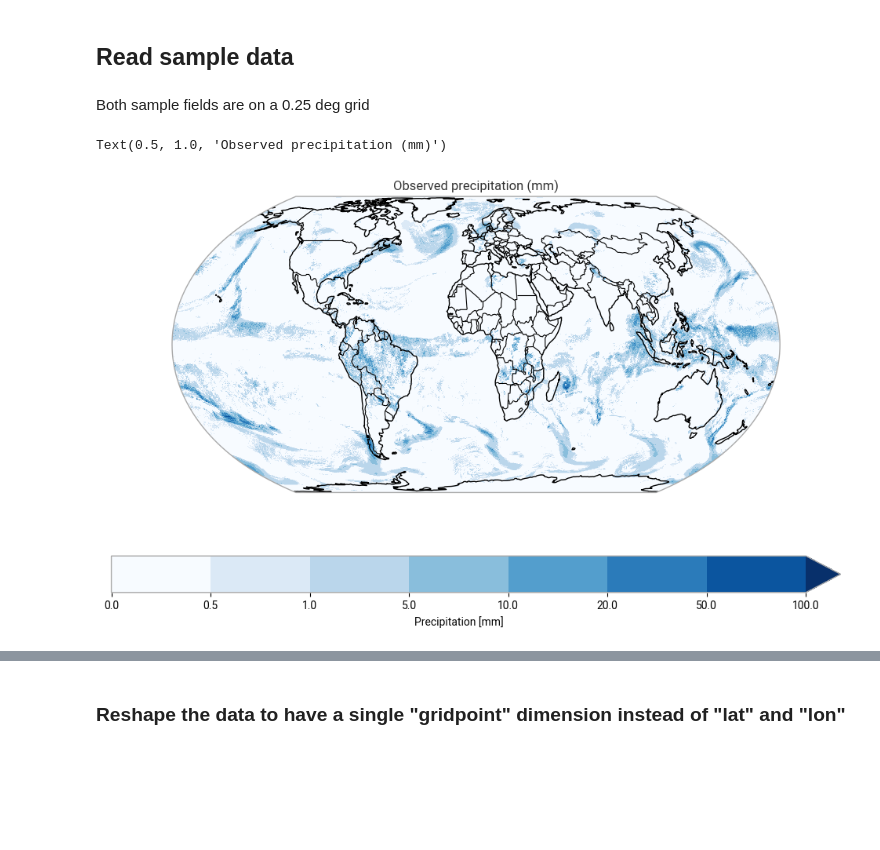
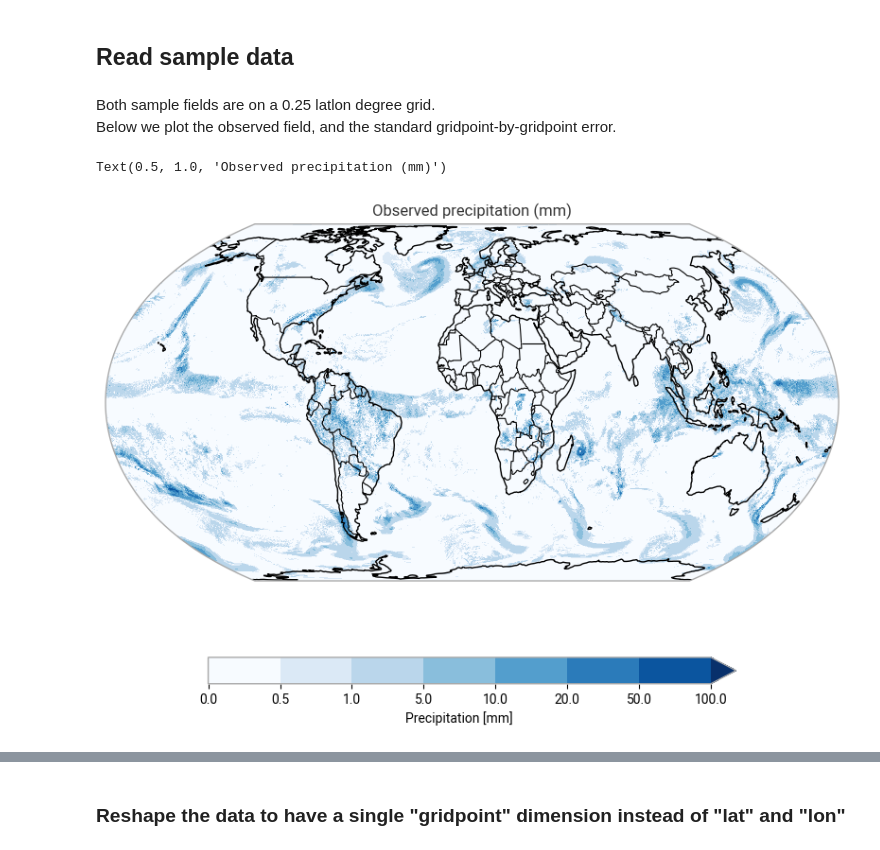
Before and after one commit to skokg/PAD_on_Sphere, a Jupyter notebook: example_PAD_on_sphere_on_xarrays.ipynb, the cells around one changed output, grey strips where cells are left out. Drawn from its saved outputs; the diff is of its cells as text; code cells hidden in the pictures; blank space fills up the shorter version.

```diff
--- a/example_PAD_on_sphere_on_xarrays.ipynb
+++ b/example_PAD_on_sphere_on_xarrays.ipynb
@@ -7,27 +10,29 @@ from postprocess import     aggregate_transportplan_at_gridpoints, postprocess_r
 # %% [markdown]
 ## Read sample data
-# %% [markdown]
-Both sample fields are on a 0.25 deg grid
+# %% [markdown]
+Both sample fields are on a 0.25 latlon degree grid. \
+Below we plot the observed field, and the standard gridpoint-by-gridpoint error.
 # %%
 fcst = xr.open_dataarray("PY_PAD_on_sphere_example_field_A.nc")
 obs = xr.open_dataarray("PY_PAD_on_sphere_example_field_B.nc")
 # %%
 fig = plt.figure(figsize=(12, 7))
 ax = plt.axes(projection=ccrs.EqualEarth())
 obs.plot(
     ax=ax, x="lon", y="lat", transform=ccrs.PlateCarree(),
     cmap="Blues",
     levels=[0,0.5,1,5,10,20,50,100],
     cbar_kwargs = {"orientation": "horizontal",
-                   "label": "Precipitation [mm]"
+                   "label": "Precipitation [mm]",
+                   "shrink": 0.6
                   },
 )
 ax.coastlines(color="black")
 ax.add_feature(cfeature.BORDERS, linestyle='-', linewidth=0.8, edgecolor="black")
 plt.title('Observed precipitation (mm)')
 # %% [output]
 Text(0.5, 1.0, 'Observed precipitation (mm)')
-[figure, old version]
+[figure, new version]
 # %%
 fig = plt.figure(figsize=(12, 7))
 ax = plt.axes(projection=ccrs.EqualEarth())
```
Also changed, not shown: parts of 34 cells of this notebook.
